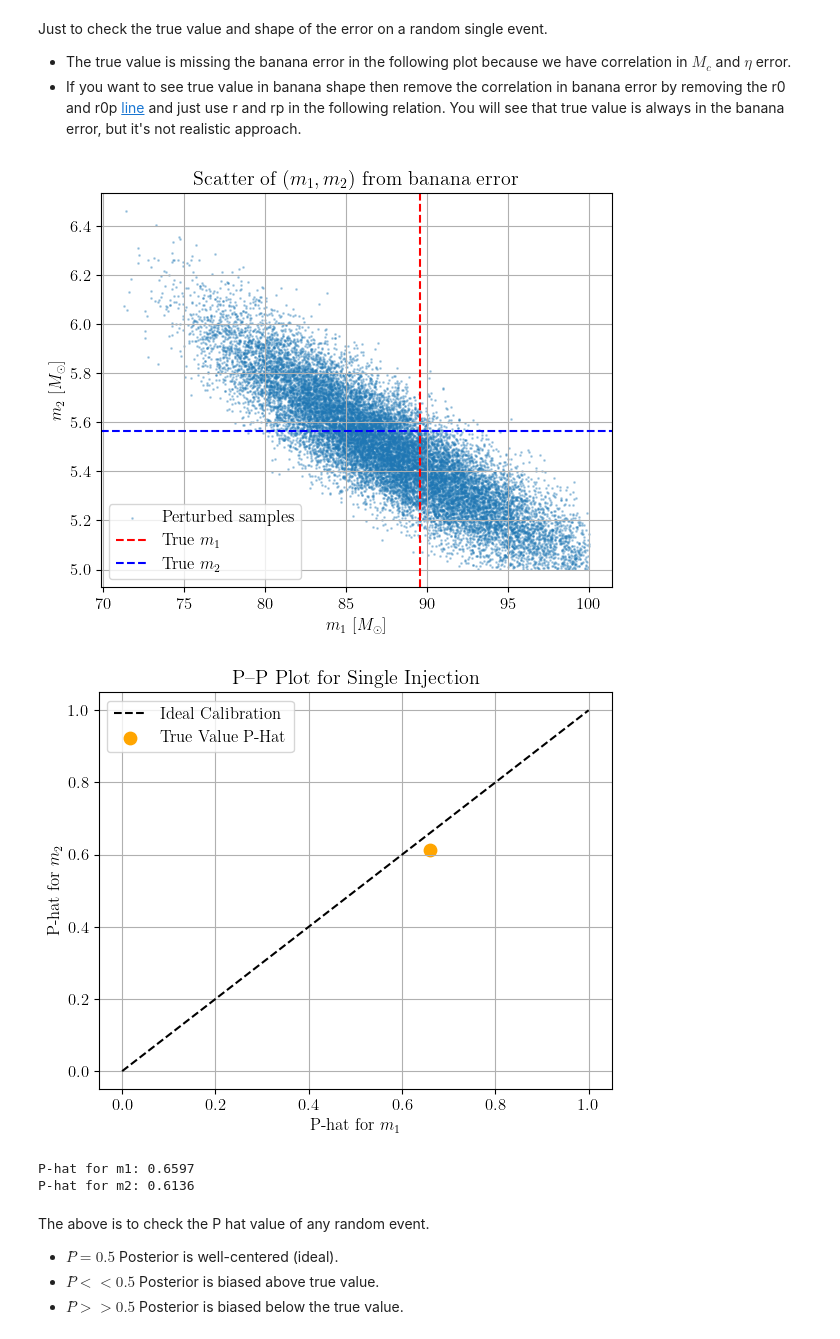
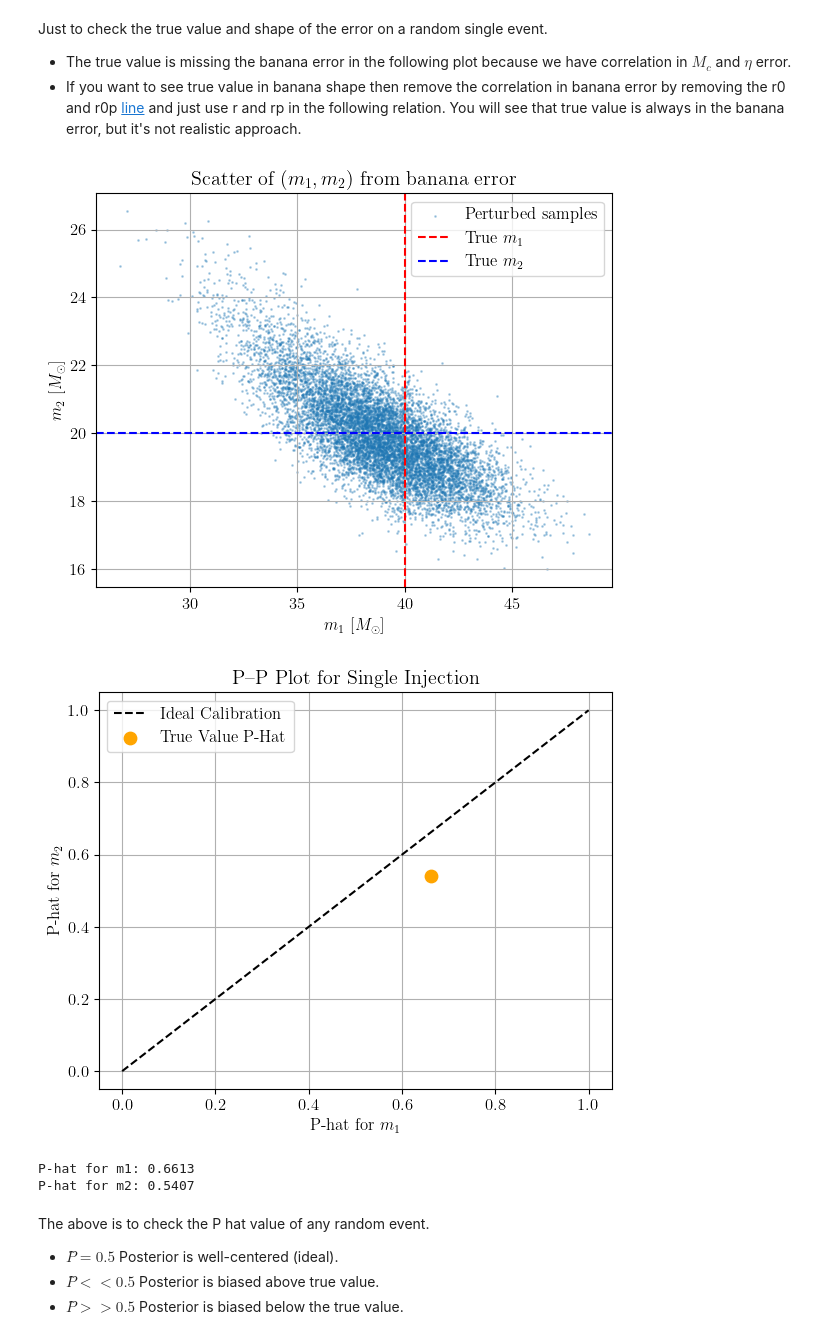
Before and after one commit to gwkokab/gwkokab, a Jupyter notebook: examples/fake_pe_generation.ipynb, the cells around one changed output. Drawn from its saved outputs; the diff is of its cells as text; code cells hidden in the pictures.

```diff
--- a/examples/fake_pe_generation.ipynb
+++ b/examples/fake_pe_generation.ipynb
@@ -455,38 +465,38 @@ Just to check the true value and shape of the error on a random single event.
 - If you want to see true value in banana shape then remove the correlation in banana error by removing the r0 and r0p [line](https://github.com/gwkokab/gwkokab/blob/5f6709777872595404b090f3dc4c9e85852a624c/src/gwkokab/errors.py#L63) and just use r and rp in the following relation. You will see that true value is always in the banana error, but it's not realistic approach.
 # %%
 # True values as (m1, m2)
-# true_val = jnp.array([40.0, 20.0])  # example values to test the behavior
+true_val = jnp.array([40.0, 20.0])  # example values to test the behavior
 # or Load the raw data
-raw_data_inj = np.loadtxt(RAW_INJECTIONS_PATH, skiprows=1)  # skipping the header
-event_number = 3
-m1 = raw_data_inj[event_number, 0]
-m2 = raw_data_inj[event_number, 1]
+# raw_data_inj = np.loadtxt(RAW_INJECTIONS_PATH, skiprows=1)  # skipping the header
+# event_number = 3
+# m1 = raw_data_inj[event_number, 0]
+# m2 = raw_data_inj[event_number, 1]
 # Extract the true values from the raw data
-true_val = jnp.array([m1, m2])
+# true_val = jnp.array([m1, m2])
 # Generate posterior samples
 samples = banana_error_m1_m2(
     x=true_val,
-    size=20000,
+    size=10000,
     key=jrd.PRNGKey(42),
-    scale_Mc=0.5,  # thickness of the banana
-    scale_eta=9.0,  # length of the banana
+    scale_Mc=1.0,  # thickness of the banana
+    scale_eta=4.0,  # length of the banana
 )
-samples = samples[constraint_m1_m2(samples)]
+# samples = samples[constraint_m1_m2(samples)]
 
 # Plotting
 plt.figure(figsize=(6, 5))
 plt.scatter(samples[:, 0], samples[:, 1], s=1, alpha=0.3, label="Perturbed samples")
 plt.axvline(true_val[0], color="red", linestyle="--", label=r"True $m_1$")
 plt.axhline(true_val[1], color="blue", linestyle="--", label=r"True $m_2$")
 plt.xlabel(r"$m_1 \ [M_\odot]$")
 plt.ylabel(r"$m_2 \ [M_\odot]$")
 plt.title("Scatter of $(m_1, m_2)$ from banana error")
 plt.legend()
 plt.grid(True)
 plt.tight_layout()
 plt.show()
 # %% [output]
-[figure, old version]
+[figure, new version]
 # %%
 # Assume samples and true_val are already defined
 # samples: shape (N, 2) with columns m1, m2
@@ -519,9 +529,9 @@ plt.show()
 print(f"P-hat for m1: {float(phat_m1):.4f}")
 print(f"P-hat for m2: {float(phat_m2):.4f}")
 # %% [output]
-[figure, old version]
+[figure, new version]
-P-hat for m1: 0.6597
-P-hat for m2: 0.6136
+P-hat for m1: 0.6613
+P-hat for m2: 0.5407
 # %% [markdown]
 The above is to check the P hat value of any random event.
 - $ P̂ = 0.5$ Posterior is well-centered (ideal).
```
Also changed, not shown: parts of 16 cells of this notebook, 1 other file.
